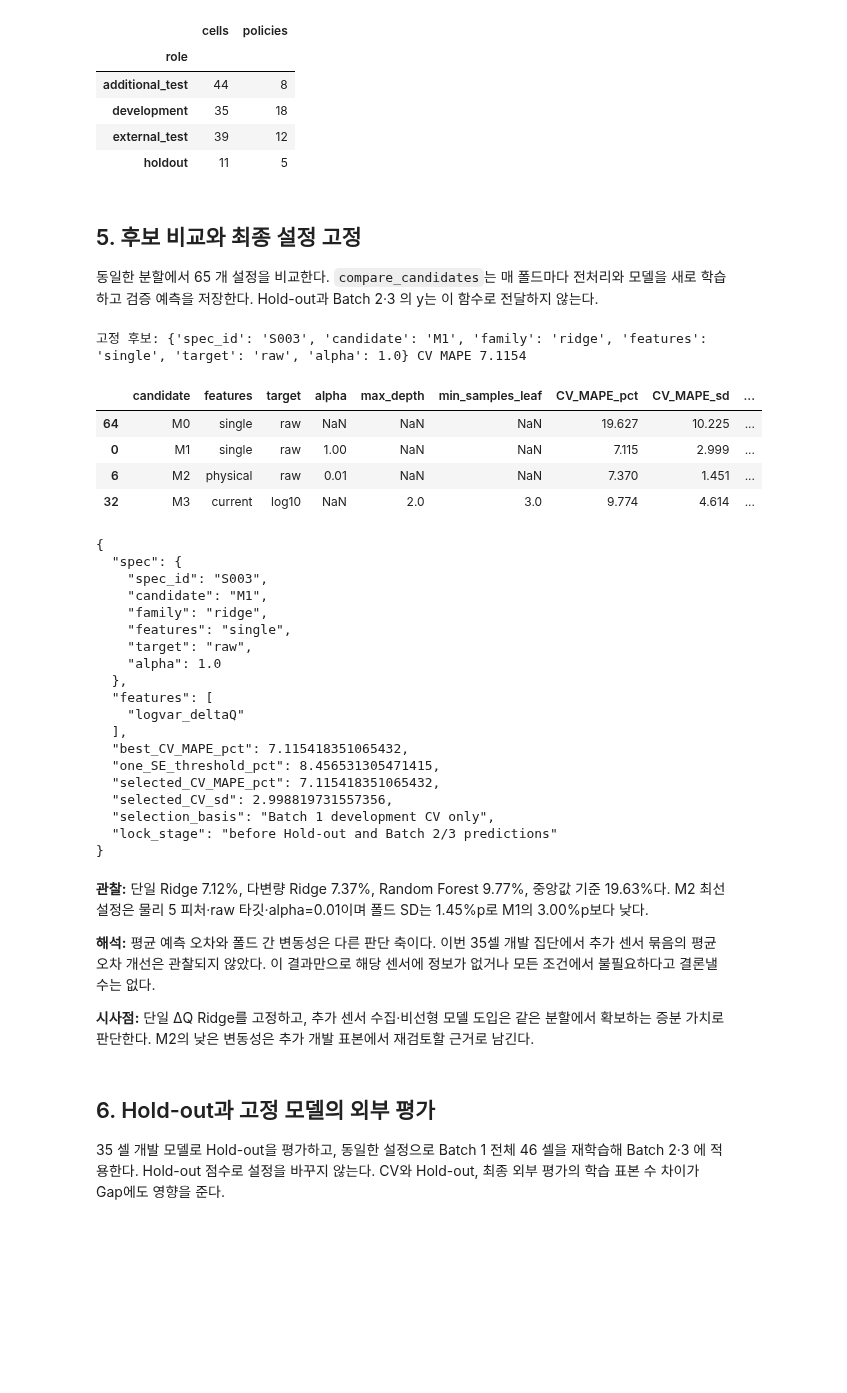
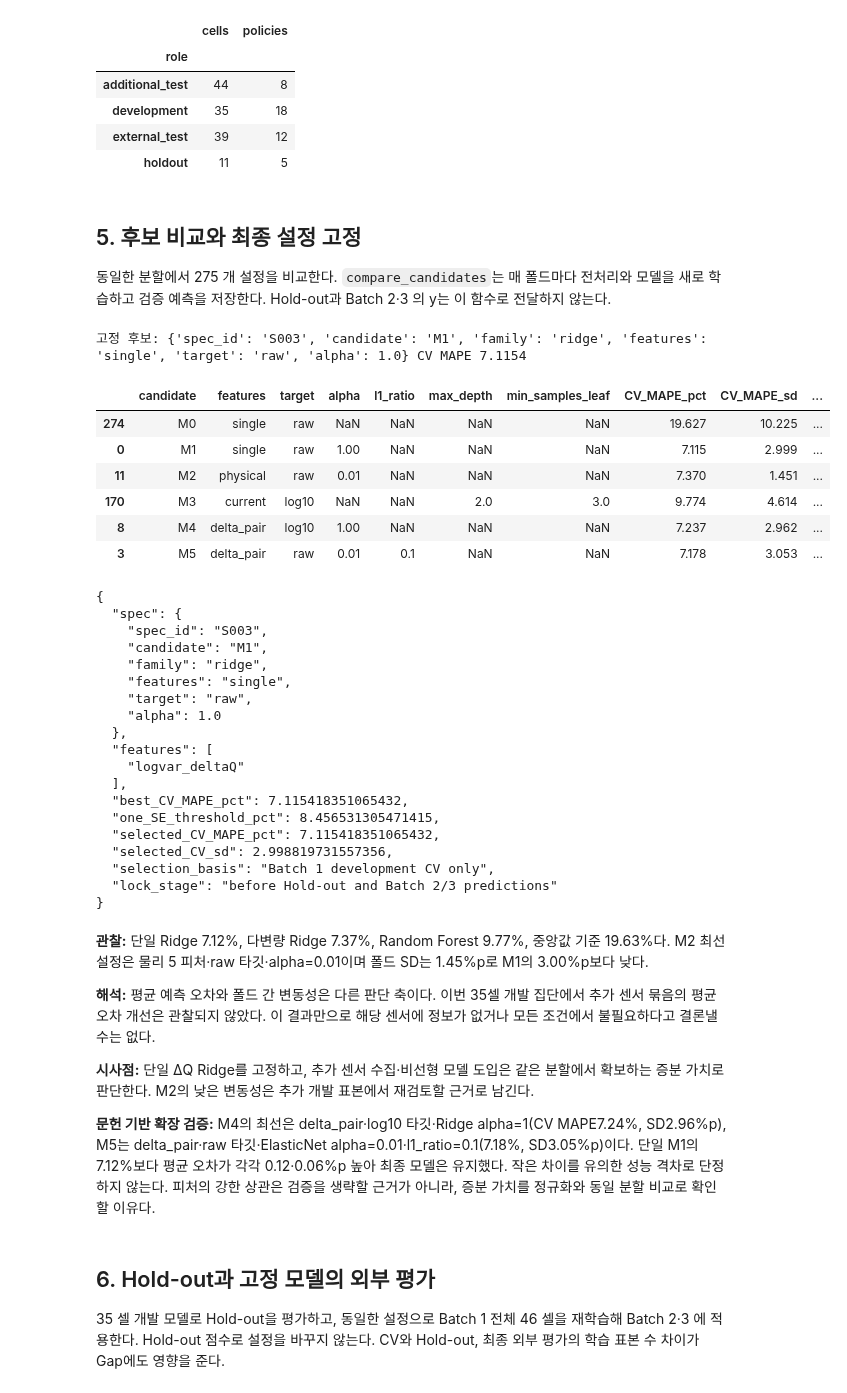
Before and after one commit to gabin-kim11/ess-battery-project, a Jupyter notebook: notebooks/03_modeling.ipynb, the cells around one changed output. Cells and saved outputs as stored; diff of their text form; code cells hidden in the pictures; blank space fills up the shorter version.

Commit message:
Compare EDA-grounded Delta-Q and ElasticNet candidates

```diff
--- a/notebooks/03_modeling.ipynb
+++ b/notebooks/03_modeling.ipynb
@@ -120,19 +136,21 @@ display(split_manifest.groupby('role').agg(cells=('cell_id','size'),policies=('c
 # %% [markdown]
 ## 5. 후보 비교와 최종 설정 고정
 
-동일한 분할에서 65 개 설정을 비교한다. `compare_candidates`는 매 폴드마다 전처리와 모델을 새로 학습하고 검증 예측을 저장한다. Hold-out과 Batch 2·3 의 y는 이 함수로 전달하지 않는다.
+동일한 분할에서 275 개 설정을 비교한다. `compare_candidates`는 매 폴드마다 전처리와 모델을 새로 학습하고 검증 예측을 저장한다. Hold-out과 Batch 2·3 의 y는 이 함수로 전달하지 않는다.
 # %%
 cv_comparison,oof_predictions,locked=compare_candidates(dev,folds,DAY2_OUT)
 best_per_candidate=cv_comparison.sort_values('CV_MAPE_pct').groupby('candidate',sort=True).head(1).sort_values('candidate')
-display(best_per_candidate[['candidate','features','target','alpha','max_depth','min_samples_leaf','CV_MAPE_pct','CV_MAPE_sd','CV_MAE_cycles','selected']].round(3))
+display(best_per_candidate[['candidate','features','target','alpha','l1_ratio','max_depth','min_samples_leaf','CV_MAPE_pct','CV_MAPE_sd','CV_MAE_cycles','selected']].round(3))
 print(json.dumps(locked,ensure_ascii=False,indent=2))
 # %% [output]
 고정 후보: {'spec_id': 'S003', 'candidate': 'M1', 'family': 'ridge', 'features': 'single', 'target': 'raw', 'alpha': 1.0} CV MAPE 7.1154
-|  | candidate | features | target | alpha | max_depth | min_samples_leaf | CV_MAPE_pct | CV_MAPE_sd | ... |
-| 64 | M0 | single | raw | NaN | NaN | NaN | 19.627 | 10.225 | ... |
-| 0 | M1 | single | raw | 1.00 | NaN | NaN | 7.115 | 2.999 | ... |
-| 6 | M2 | physical | raw | 0.01 | NaN | NaN | 7.370 | 1.451 | ... |
-| 32 | M3 | current | log10 | NaN | 2.0 | 3.0 | 9.774 | 4.614 | ... |
+|  | candidate | features | target | alpha | l1_ratio | max_depth | min_samples_leaf | CV_MAPE_pct | CV_MAPE_sd | ... |
+| 274 | M0 | single | raw | NaN | NaN | NaN | NaN | 19.627 | 10.225 | ... |
+| 0 | M1 | single | raw | 1.00 | NaN | NaN | NaN | 7.115 | 2.999 | ... |
+| 11 | M2 | physical | raw | 0.01 | NaN | NaN | NaN | 7.370 | 1.451 | ... |
+| 170 | M3 | current | log10 | NaN | NaN | 2.0 | 3.0 | 9.774 | 4.614 | ... |
+| 8 | M4 | delta_pair | log10 | 1.00 | NaN | NaN | NaN | 7.237 | 2.962 | ... |
+| 3 | M5 | delta_pair | raw | 0.01 | 0.1 | NaN | NaN | 7.178 | 3.053 | ... |
 {
   "spec": {
     "spec_id": "S003",
@@ -158,6 +176,8 @@ print(json.dumps(locked,ensure_ascii=False,indent=2))
 **해석:** 평균 예측 오차와 폴드 간 변동성은 다른 판단 축이다. 이번 35셀 개발 집단에서 추가 센서 묶음의 평균 오차 개선은 관찰되지 않았다. 이 결과만으로 해당 센서에 정보가 없거나 모든 조건에서 불필요하다고 결론낼 수는 없다.
 
 **시사점:** 단일 ΔQ Ridge를 고정하고, 추가 센서 수집·비선형 모델 도입은 같은 분할에서 확보하는 증분 가치로 판단한다. M2의 낮은 변동성은 추가 개발 표본에서 재검토할 근거로 남긴다.
+
+**문헌 기반 확장 검증:** M4의 최선은 delta_pair·log10 타깃·Ridge alpha=1(CV MAPE7.24%, SD2.96%p), M5는 delta_pair·raw 타깃·ElasticNet alpha=0.01·l1_ratio=0.1(7.18%, SD3.05%p)이다. 단일 M1의 7.12%보다 평균 오차가 각각 0.12·0.06%p 높아 최종 모델은 유지했다. 작은 차이를 유의한 성능 격차로 단정하지 않는다. 피처의 강한 상관은 검증을 생략할 근거가 아니라, 증분 가치를 정규화와 동일 분할 비교로 확인할 이유다.
 # %% [markdown]
 ## 6. Hold-out과 고정 모델의 외부 평가
 
```
Also changed, not shown: parts of 9 cells of this notebook, 35 other files.
